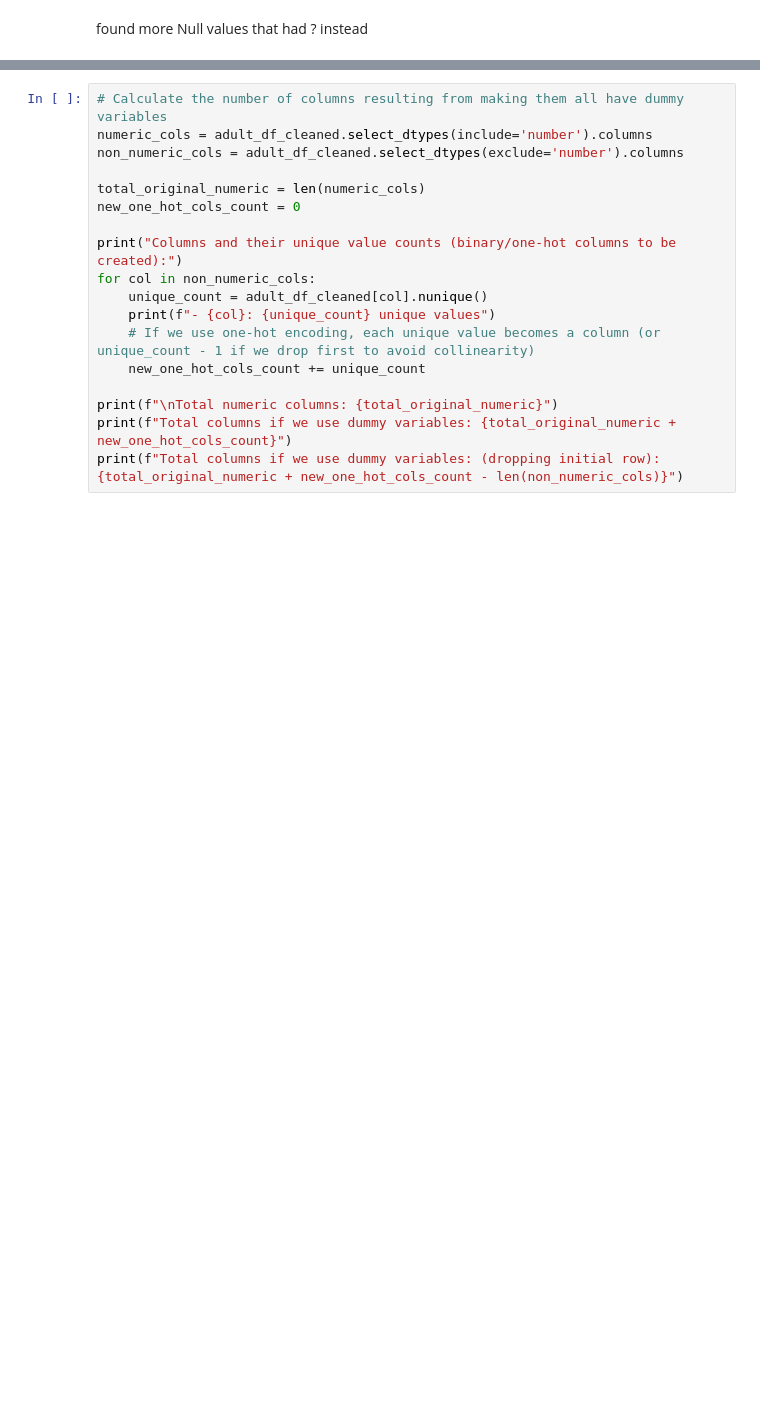
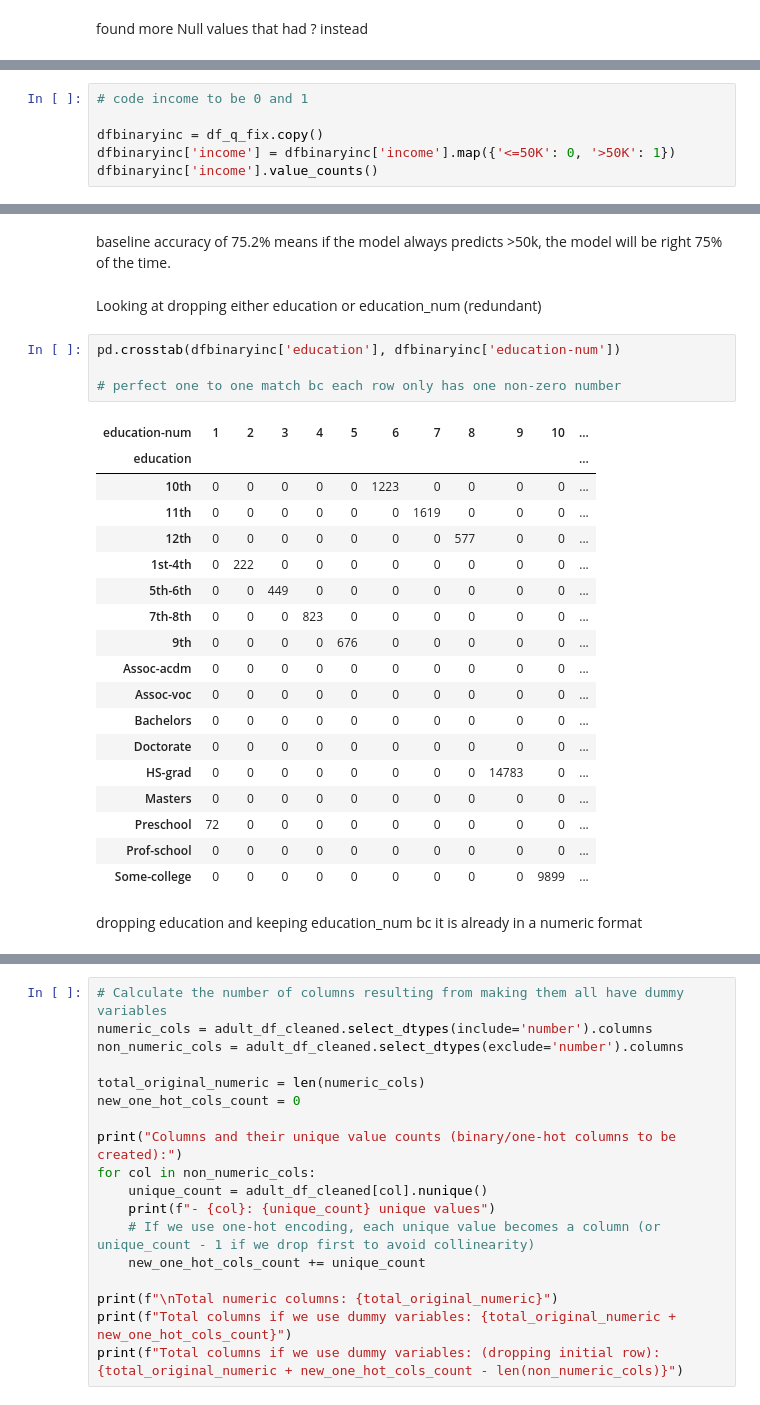
Before and after one commit to lydiapelton/BA305-Project, a Jupyter notebook: Lydia_Project.ipynb, the cells around one changed output, grey strips where cells are left out. Saved outputs shown, nothing was run; the diff lists cells and outputs as text; blank space fills up the shorter version.

```diff
--- a/Lydia_Project.ipynb
+++ b/Lydia_Project.ipynb
@@ -316,0 +289,6 @@ note: people with workclass “Never-worked” all had ? for occupation (no job,
+# %%
+# code income to be 0 and 1
+
+dfbinaryinc = df_q_fix.copy()
+dfbinaryinc['income'] = dfbinaryinc['income'].map({'<=50K': 0, '>50K': 1})
+dfbinaryinc['income'].value_counts()
@@ -316,0 +308,29 @@ note: people with workclass “Never-worked” all had ? for occupation (no job,
+# %% [markdown]
+baseline accuracy of 75.2% means if the model always predicts >50k, the model will be right 75% of the time.
+# %% [markdown]
+Looking at dropping either education or education_num (redundant)
+# %%
+pd.crosstab(dfbinaryinc['education'], dfbinaryinc['education-num'])
+
+# perfect one to one match bc each row only has one non-zero number
+# %% [output]
+| education-num | 1 | 2 | 3 | 4 | 5 | 6 | 7 | 8 | 9 | 10 | ... |
+| education |  |  |  |  |  |  |  |  |  |  | ... |
+| 10th | 0 | 0 | 0 | 0 | 0 | 1223 | 0 | 0 | 0 | 0 | ... |
+| 11th | 0 | 0 | 0 | 0 | 0 | 0 | 1619 | 0 | 0 | 0 | ... |
+| 12th | 0 | 0 | 0 | 0 | 0 | 0 | 0 | 577 | 0 | 0 | ... |
+| 1st-4th | 0 | 222 | 0 | 0 | 0 | 0 | 0 | 0 | 0 | 0 | ... |
+| 5th-6th | 0 | 0 | 449 | 0 | 0 | 0 | 0 | 0 | 0 | 0 | ... |
+| 7th-8th | 0 | 0 | 0 | 823 | 0 | 0 | 0 | 0 | 0 | 0 | ... |
+| 9th | 0 | 0 | 0 | 0 | 676 | 0 | 0 | 0 | 0 | 0 | ... |
+| Assoc-acdm | 0 | 0 | 0 | 0 | 0 | 0 | 0 | 0 | 0 | 0 | ... |
+| Assoc-voc | 0 | 0 | 0 | 0 | 0 | 0 | 0 | 0 | 0 | 0 | ... |
+| Bachelors | 0 | 0 | 0 | 0 | 0 | 0 | 0 | 0 | 0 | 0 | ... |
+| Doctorate | 0 | 0 | 0 | 0 | 0 | 0 | 0 | 0 | 0 | 0 | ... |
+| HS-grad | 0 | 0 | 0 | 0 | 0 | 0 | 0 | 0 | 14783 | 0 | ... |
+| Masters | 0 | 0 | 0 | 0 | 0 | 0 | 0 | 0 | 0 | 0 | ... |
+| Preschool | 72 | 0 | 0 | 0 | 0 | 0 | 0 | 0 | 0 | 0 | ... |
+| Prof-school | 0 | 0 | 0 | 0 | 0 | 0 | 0 | 0 | 0 | 0 | ... |
+| Some-college | 0 | 0 | 0 | 0 | 0 | 0 | 0 | 0 | 0 | 9899 | ... |
+# %% [markdown]
+dropping education and keeping education_num bc it is already in a numeric format
```
Also changed, not shown: parts of 42 cells of this notebook.
